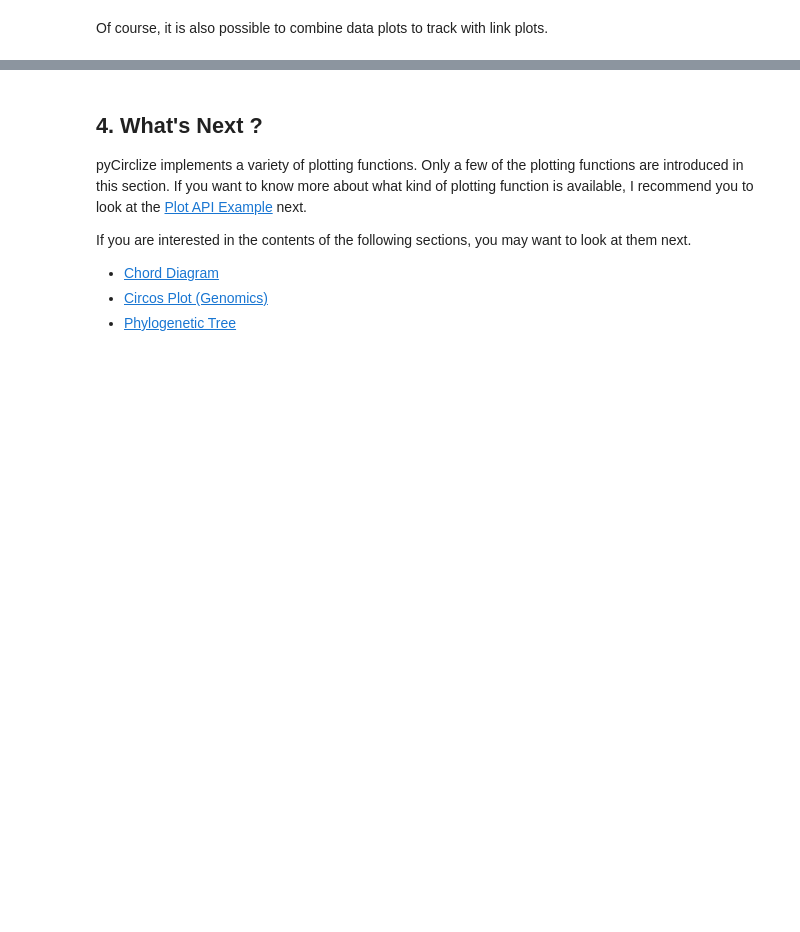
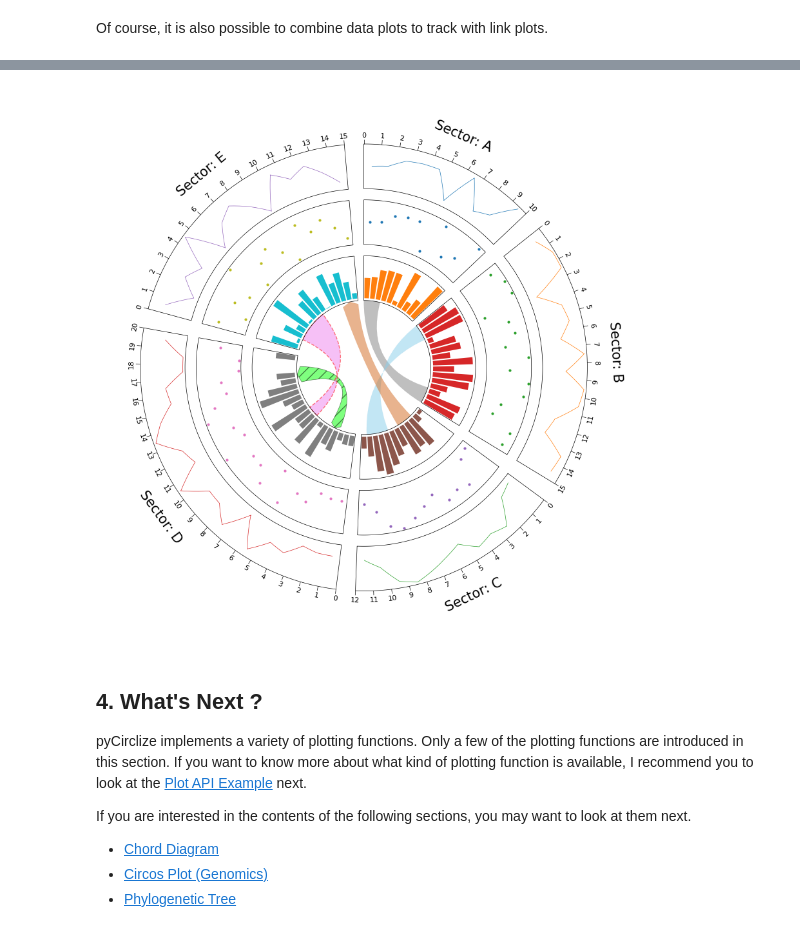
Before and after one commit to moshi4/pyCirclize, a Jupyter notebook: docs/getting_started.ipynb, the cells around one changed output, grey strips where cells are left out. Cells and saved outputs as stored; diff of their text form; code cells hidden in the pictures; blank space fills up the shorter version.

```diff
--- a/docs/getting_started.ipynb
+++ b/docs/getting_started.ipynb
@@ -324,3 +249,42 @@ fig = circos.plotfig()
+# %%
+from pycirclize import Circos
+import numpy as np
+np.random.seed(0)
+
+# Initialize Circos sectors
+sectors = {"A": 10, "B": 15, "C": 12, "D": 20, "E": 15}
+circos = Circos(sectors, space=5)
+
+for sector in circos.sectors:
+    # Plot sector name
+    sector.text(f"Sector: {sector.name}", r=110, size=15)
+    # Create x positions & randomized y values
+    x = np.arange(sector.start, sector.end) + 0.5
+    y = np.random.randint(0, 100, len(x))
+    # Plot line track
+    line_track = sector.add_track((80, 100), r_pad_ratio=0.1)
+    line_track.xticks_by_interval(interval=1)
+    line_track.axis()
+    line_track.line(x, y)
+    # Plot points track
+    points_track = sector.add_track((55, 75), r_pad_ratio=0.1)
+    points_track.axis()
+    points_track.scatter(x, y)
+    # Plot bar track
+    bar_track = sector.add_track((30, 50), r_pad_ratio=0.1)
+    bar_track.axis()
+    bar_track.bar(x, y)
+
+# Plot links
+circos.link(("A", 0, 3), ("B", 15, 12))
+circos.link(("B", 0, 3), ("C", 7, 11), color="skyblue")
+circos.link(("C", 2, 5), ("E", 15, 12), color="chocolate", direction=1)
+circos.link(("D", 3, 5), ("D", 18, 15), color="lime", ec="black", lw=0.5, hatch="//", direction=2)
+circos.link(("D", 8, 10), ("E", 2, 8), color="violet", ec="red", lw=1.0, ls="dashed")
+
+fig = circos.plotfig()
+# %% [output]
+[figure, added]
 # %% [markdown]
 ## 4. What's Next ?
 
```
Also changed, not shown: parts of 4 cells of this notebook, 28 other files.
